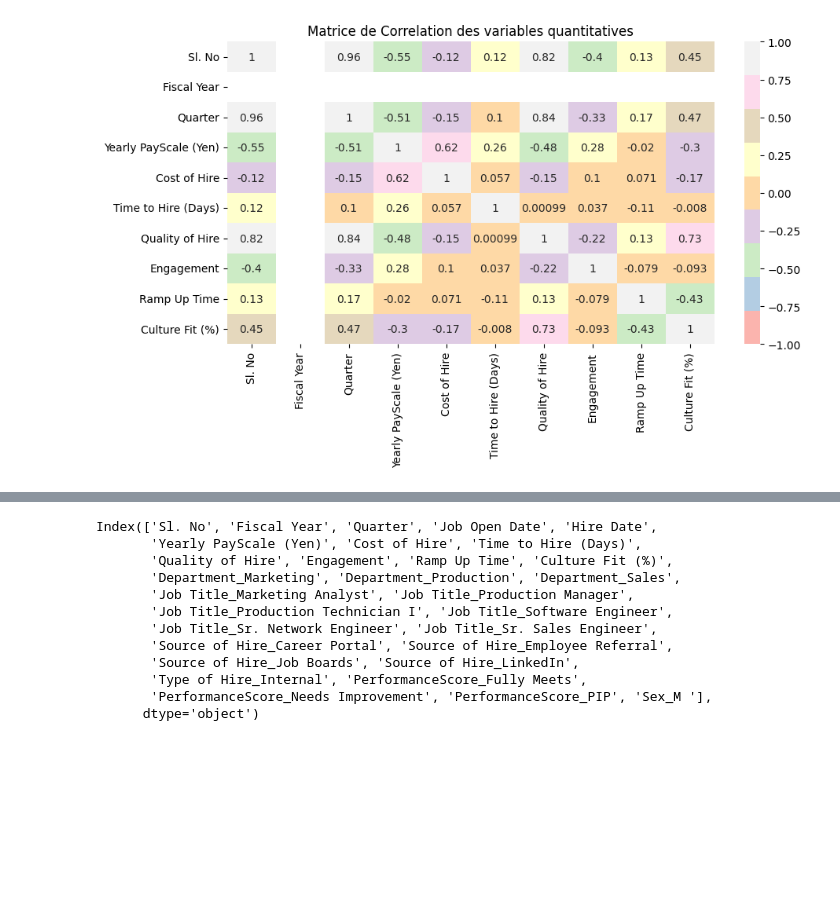
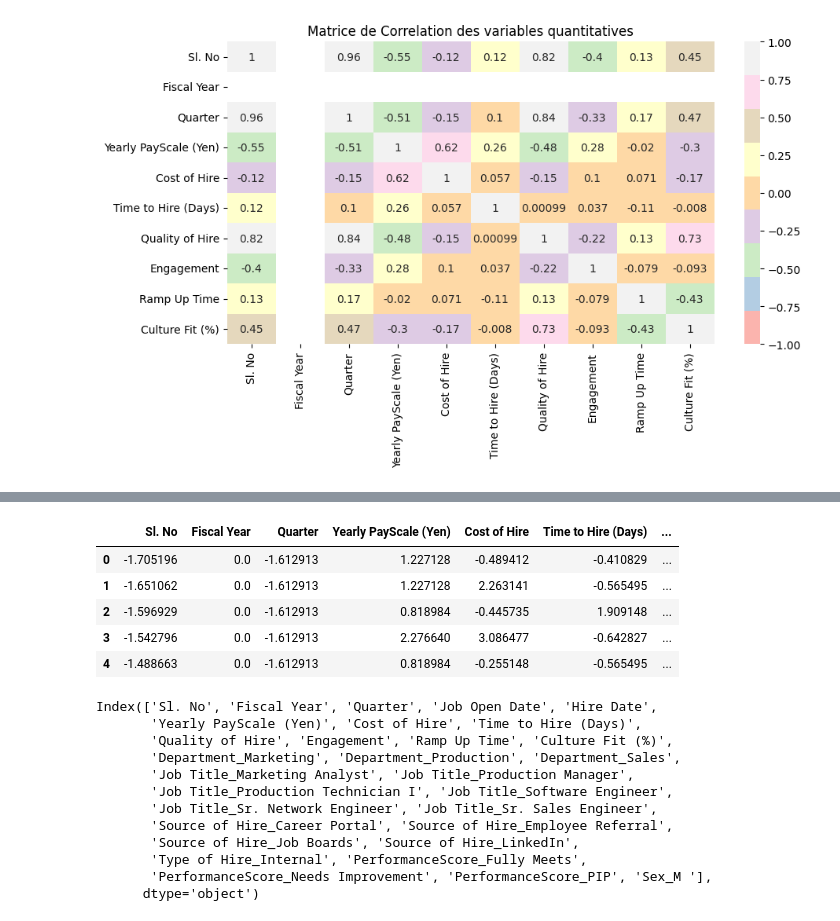
Before and after one commit to melaniedaddio/-Time-Cost-Quality-of-Hire, a Jupyter notebook: script.ipynb, the cells around one changed output, grey strips where cells are left out. Cells and saved outputs as stored; diff of their text form; code cells hidden in the pictures; blank space fills up the shorter version.

```diff
--- a/script.ipynb
+++ b/script.ipynb
@@ -422,0 +443,15 @@ var_quali = ['Department', 'Job Title', 'Source of Hire', 'Type of Hire', 'Perfo
+# %%
+# Standardization --> La standardization semble plus pertinente que la normalisation dans le cadre d'une ANOVA. cf.GPT
+scaler = StandardScaler()
+df_scaled = scaler.fit_transform(df[var_quant])
+# %%
+# Utilité pour quarter, fiscal year et  Sl.No ?  Revoir
+df_scaled =  pd.DataFrame(df_scaled, columns = var_quant)
+df_scaled.head()
+# %% [output]
+|  | Sl. No | Fiscal Year | Quarter | Yearly PayScale (Yen) | Cost of Hire | Time to Hire (Days) | ... |
+| 0 | -1.705196 | 0.0 | -1.612913 | 1.227128 | -0.489412 | -0.410829 | ... |
+| 1 | -1.651062 | 0.0 | -1.612913 | 1.227128 | 2.263141 | -0.565495 | ... |
+| 2 | -1.596929 | 0.0 | -1.612913 | 0.818984 | -0.445735 | 1.909148 | ... |
+| 3 | -1.542796 | 0.0 | -1.612913 | 2.276640 | 3.086477 | -0.642827 | ... |
+| 4 | -1.488663 | 0.0 | -1.612913 | 0.818984 | -0.255148 | -0.565495 | ... |
```
Also changed, not shown: parts of 4 cells of this notebook.
